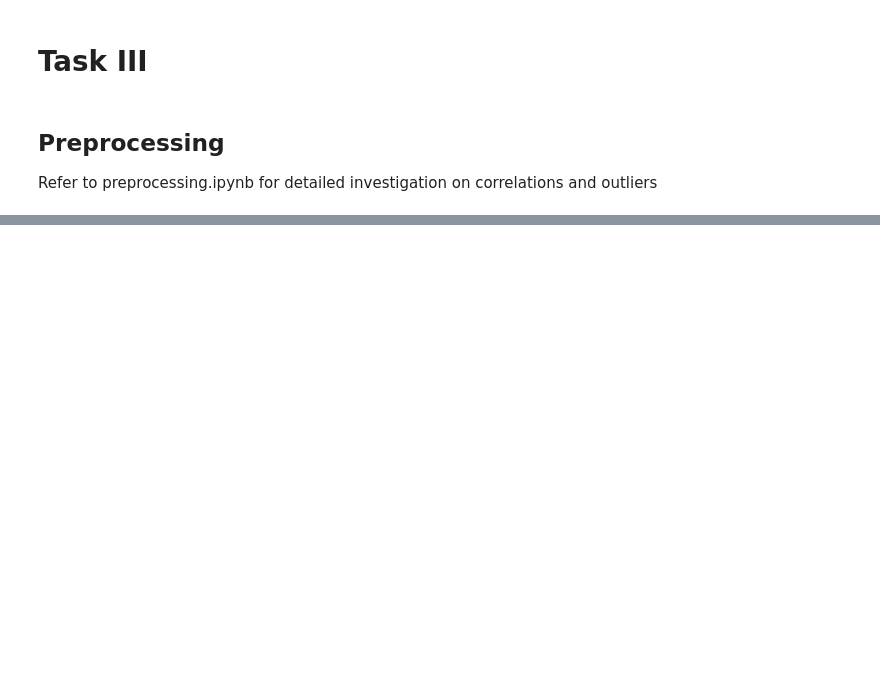
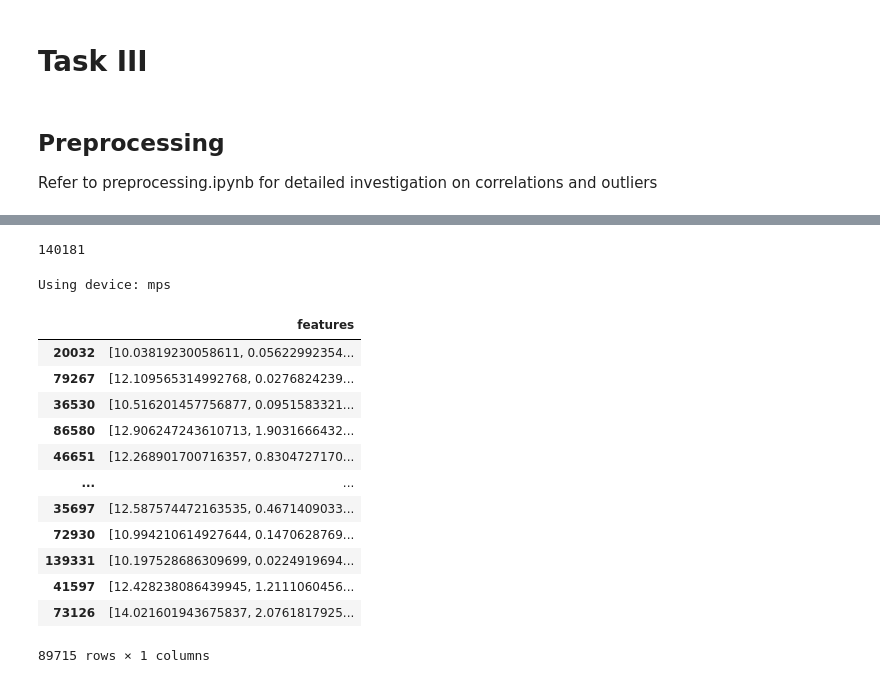
Before and after one commit to ModhJainam/Fifa_Systems, a Jupyter notebook: fifa.ipynb, the cells around one changed output, grey strips where cells are left out. Drawn from its saved outputs; the diff is of its cells as text; code cells hidden in the pictures; blank space fills up the shorter version.

```diff
--- a/fifa.ipynb
+++ b/fifa.ipynb
@@ -373,7 +398,7 @@ columns_to_drop = ['sofifa_id', 'player_url', 'short_name', 'long_name',
                    'club_joined','club_contract_valid_until', 'nationality_id', 'nationality_name', 'nation_team_id',
                    'nation_position', 'nation_jersey_number', 'preferred_foot', 'real_face', 'player_tags', 'player_traits',
                    'player_face_url', 'club_logo_url', 'club_flag_url', 'nation_logo_url', 'nation_flag_url',
-                   'year', 'gender']
+                   'year', 'gender', 'league_level']
 
 null_cols_drop = ['release_clause_eur']
 
@@ -658,7 +683,7 @@ def get_preprocessing_pipeline():
     stage_ordinal_indexer = StringIndexer(inputCols = ordinal_cols, outputCols = ordinal_id_cols )
 
     # Stage where all relevant features are assembled into a vector (and dropping a few)
-    feature_cols = continuous_cols + nominal_onehot_cols + ordinal_id_cols + trait_cols + avg_position_cols + avg_skill_cols + imputed_id_cols
+    feature_cols = continuous_cols + nominal_onehot_cols + ordinal_id_cols + trait_cols + avg_position_cols + avg_skill_cols + imputed_id_cols #[imputed_id_cols[1]]
     stage_vector_assembler = VectorAssembler(inputCols=feature_cols, outputCol="vectorized_features")
 
     # Stage where we scale the columns
@@ -666,7 +691,7 @@ def get_preprocessing_pipeline():
 
     # Removing all unnecessary columbs, only keeping the 'features' and 'outcome' columns
     stage_column_dropper = ColumnDropper(columns_to_drop = feature_cols + main_traits_cols +
-                                         position_cols + skill_cols + imputed_cols + needed_cols + ['vectorized_features'])
+                                         position_cols + skill_cols + imputed_cols + needed_cols + ordinal_cols + nominal_cols + nominal_id_cols +['vectorized_features'])
 
     # Connect the columns into a pipeline
     '''
@@ -676,7 +701,10 @@ def get_preprocessing_pipeline():
                                 stage_vector_assembler, stage_scaler, stage_column_dropper])
     '''
 
-    pipeline = Pipeline(stages=[stage_dropper, stage_typecaster, stage_average_skills, stage_imputer, stage_ml_imputer])
+    pipeline = Pipeline(stages=[stage_dropper, stage_typecaster, stage_maintraits, stage_average_positions, stage_average_skills,
+                                stage_imputer, stage_ml_imputer, stage_null_dropper, stage_nominal_indexer, stage_nominal_onehot_encoder, stage_ordinal_indexer,
+                                stage_vector_assembler, stage_scaler, stage_column_dropper])
+    # pipeline = Pipeline(stages=[stage_ml_imputer])
 
 
     return pipeline
@@ -694,0 +737,39 @@ Py4JJavaError: An error occurred while calling o10396.showString.
+# %%
+df_clean.count()
+# %% [output]
+140181
+# %%
+s = df_clean.toPandas()
+# %%
+# Check if MPS is available
+if torch.backends.mps.is_available():
+    device = torch.device("mps")
+else:
+    device = torch.device("cpu")
+print(f"Using device: {device}")
+# %% [output]
+Using device: mps
+# %%
+# Separate features and target
+X = s.drop('overall', axis=1)
+y = s['overall']
+# Split the data into train+validation and test sets
+X_train_val, X_test, y_train_val, y_test = train_test_split(X, y, test_size=0.2, random_state=42)
+# Further split train+validation into train and validation sets
+X_train, X_val, y_train, y_val = train_test_split(X_train_val, y_train_val, test_size=0.2, random_state=42)
+# %%
+X_train
+# %% [output]
+|  | features |
+| 20032 | [10.03819230058611, 0.05622992354... |
+| 79267 | [12.109565314992768, 0.0276824239... |
+| 36530 | [10.516201457756877, 0.0951583321... |
+| 86580 | [12.906247243610713, 1.9031666432... |
+| 46651 | [12.268901700716357, 0.8304727170... |
+| ... | ... |
+| 35697 | [12.587574472163535, 0.4671409033... |
+| 72930 | [10.994210614927644, 0.1470628769... |
+| 139331 | [10.197528686309699, 0.0224919694... |
+| 41597 | [12.428238086439945, 1.2111060456... |
+| 73126 | [14.021601943675837, 2.0761817925... |
+89715 rows × 1 columns
```
Also changed, not shown: parts of 18 cells of this notebook.
